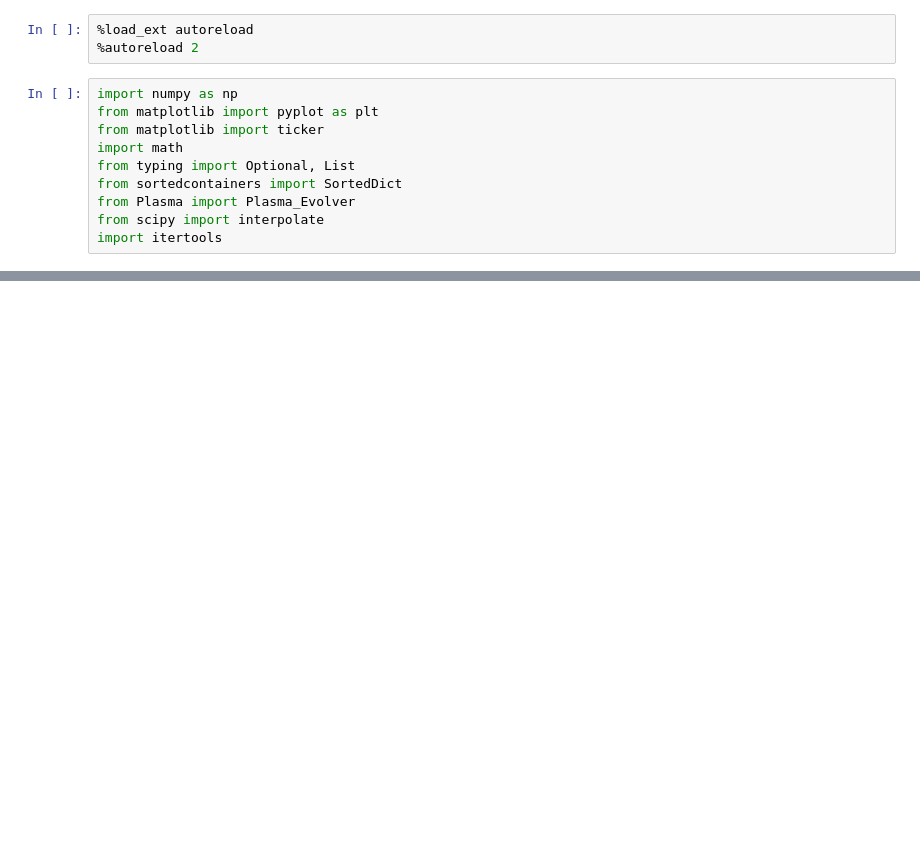
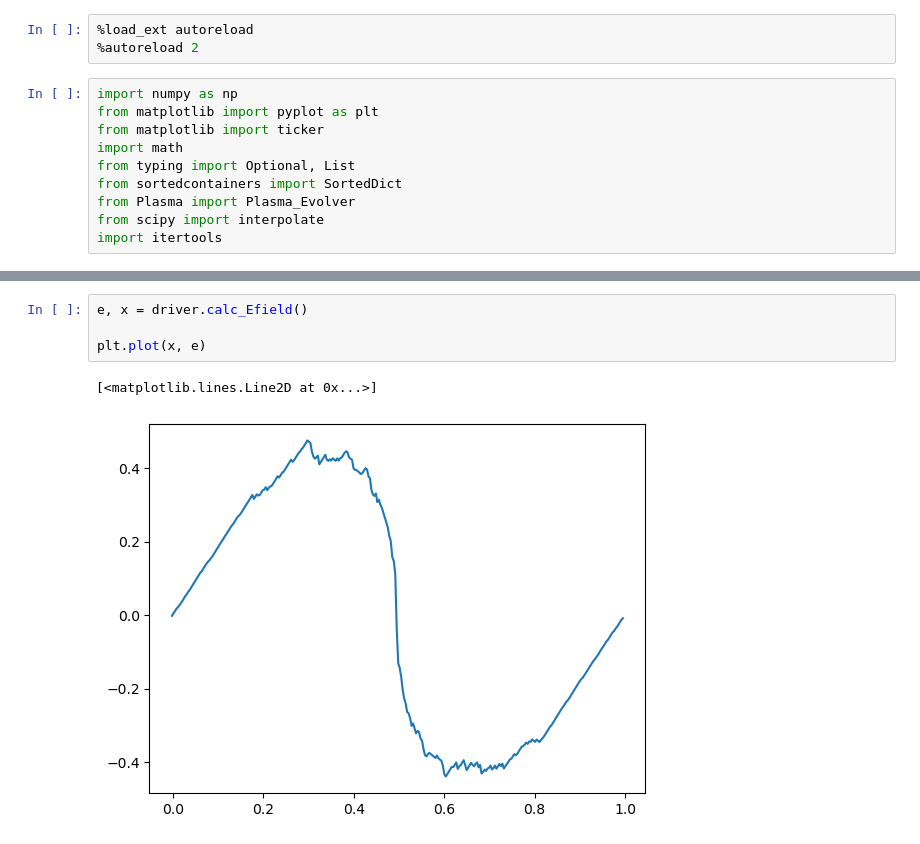
Before and after one commit to horaciomorenom/PlasmaModel, a Jupyter notebook: testing.ipynb, the cells around one changed output, grey strips where cells are left out. Saved outputs shown, nothing was run; the diff lists cells and outputs as text; blank space fills up the shorter version.

```diff
--- a/testing.ipynb
+++ b/testing.ipynb
@@ -88,0 +54,7 @@ New alpha = 0.95, new x = 0.5440048451648511, new v = -0.037458211131288596
+# %%
+e, x = driver.calc_Efield()
+
+plt.plot(x, e)
+# %% [output]
+[<matplotlib.lines.Line2D at 0x...>]
+[figure, added]
```
Also changed, not shown: parts of 7 cells of this notebook, 2 other files.
